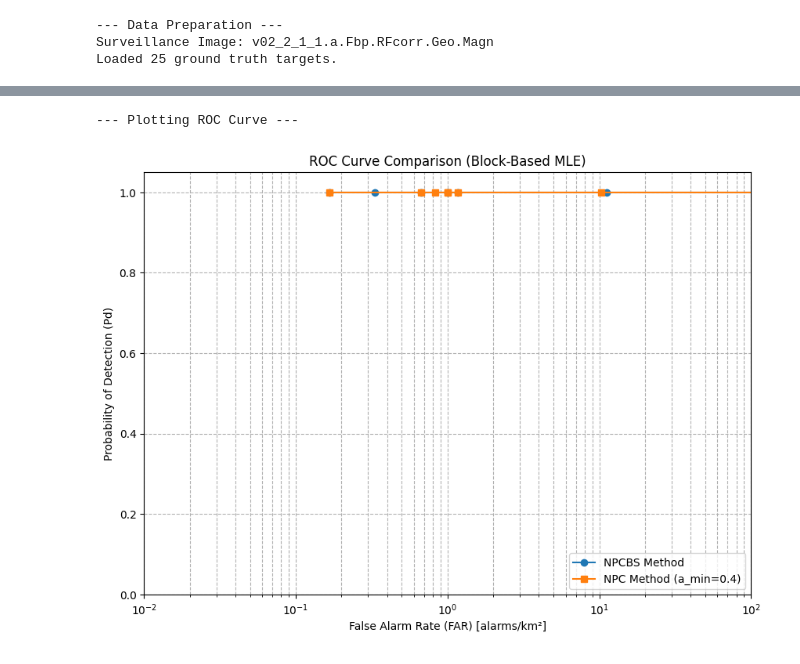
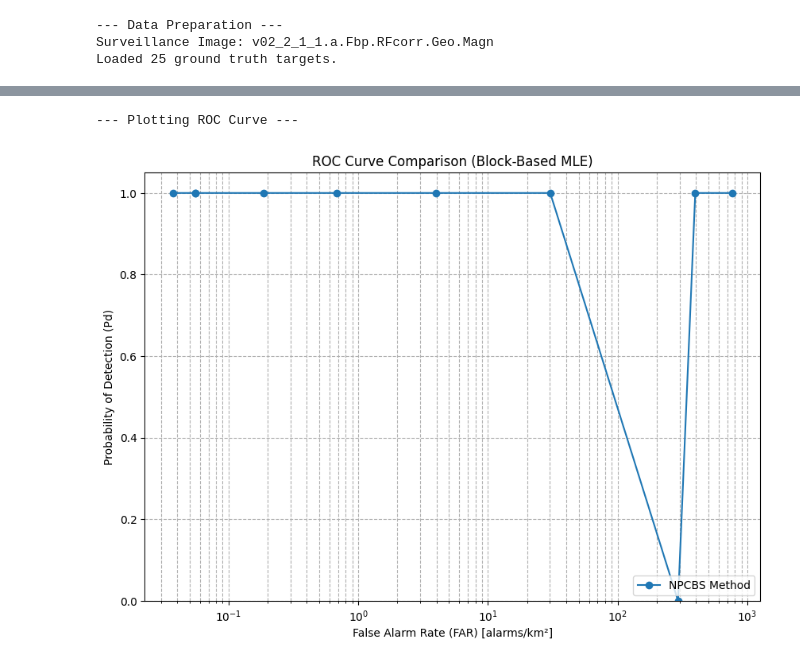
Before and after one commit to Hemanth-Mada/SAR_Images_Detection_Problem, a Jupyter notebook: CARABAS_VFH_CP/my_codes/detection_code_v4_6x9.ipynb, the cells around one changed output, grey strips where cells are left out. Saved outputs shown, nothing was run; the diff lists cells and outputs as text; code cells hidden in the pictures.

Commit message:
almost accurate.
i couldn't implement sliding window based modeling of the background as it needed high computation and was estimated to take 8 hrs on my laptop

```diff
--- a/CARABAS_VFH_CP/my_codes/detection_code_v4_6x9.ipynb
+++ b/CARABAS_VFH_CP/my_codes/detection_code_v4_6x9.ipynb
@@ -162,30 +179,34 @@ Loaded 25 ground truth targets.
 
 # print("Background model is ready.\n")
 # %%
-# --- 3. Rician Background Modeling (FIXED WINDOWS) ---
-print("--- Rician Background Modeling (Fixed, Non-Overlapping Windows) ---")
+# --- 3. Rician Background Modeling (Fixed, Non-Overlapping Blocks) ---
+print("--- Rician Background Modeling (Fixed, Non-Overlapping Blocks) ---")
+# File paths for saving/loading parameter maps
 B_MAP_FILE = os.path.join(PARAM_DIR, 'b_map_fixed.npy')
 LOC_MAP_FILE = os.path.join(PARAM_DIR, 'loc_map_fixed.npy')
 SCALE_MAP_FILE = os.path.join(PARAM_DIR, 'scale_map_fixed.npy')
 
+# If parameter maps exist, load them; otherwise, fit and save
 if os.path.exists(B_MAP_FILE):
-    print("Loading pre-calculated fixed-window Rician parameter maps...")
+    print("Loading pre-calculated fixed-block Rician parameter maps...")
     b_map = np.load(B_MAP_FILE)
     loc_map = np.load(LOC_MAP_FILE)
     scale_map = np.load(SCALE_MAP_FILE)
 else:
-    print("Performing fixed-window Rician MLE fit. This will be faster than sliding window.")
+    print("Performing fixed-block Rician MLE fit. This will be much faster than sliding window.")
     start_time = time.time()
     rows, cols = surveillance_image.shape
-    b_map, loc_map, scale_map = np.zeros((3, rows, cols))
+    b_map = np.zeros((rows, cols))
+    loc_map = np.zeros((rows, cols))
+    scale_map = np.zeros((rows, cols))
 
-    BLOCK_WIDTH = 6
-    BLOCK_HEIGHT = 9
+    # Define block size (6x9 as per paper)
+    BLOCK_WIDTH = 3
+    BLOCK_HEIGHT = 3
 
     # Iterate over the image in fixed, non-overlapping blocks
     for r_start in range(0, rows, BLOCK_HEIGHT):
         for c_start in range(0, cols, BLOCK_WIDTH):
-            # Define the block boundaries
             r_end = min(r_start + BLOCK_HEIGHT, rows)
             c_end = min(c_start + BLOCK_WIDTH, cols)
 
@@ -197,7 +218,6 @@ else:
             try:
                 b, loc, scale = rice.fit(samples, floc=0)
             except Exception as e:
-                # Fallback if fit fails
                 mean = np.mean(samples)
                 std = np.std(samples)
                 b = mean / std if std > 0 else 0
@@ -209,11 +229,12 @@ else:
             loc_map[r_start:r_end, c_start:c_end] = loc
             scale_map[r_start:r_end, c_start:c_end] = scale
 
+        # Print progress every ~100 rows
         if (r_start + BLOCK_HEIGHT) % 100 < BLOCK_HEIGHT:
             elapsed = time.time() - start_time
             print(f"Processed up to row {r_start + BLOCK_HEIGHT}/{rows}... Time: {elapsed/60:.2f} min.")
 
-    print("Fixed-window MLE fitting complete. Saving maps to disk...")
+    print("Fixed-block MLE fitting complete. Saving maps to disk...")
     np.save(B_MAP_FILE, b_map)
     np.save(LOC_MAP_FILE, loc_map)
     np.save(SCALE_MAP_FILE, scale_map)
@@ -226,8 +249,12 @@ Background model is ready.
 # %%
 # --- 4. ROC Curve Generation ---
 print("--- ROC Curve Generation ---")
-pfa_thresholds = [1e-1, 1e-2, 1e-3, 1e-4, 1e-5, 1e-6, 1e-7, 1e-8]
-tau_thresholds = [1, 10, 100, 1000, 1e4, 1e5, 1e6, 1e7]
+# Define thresholds for probability of false alarm (P_FA) and likelihood ratio (tau)
+# pfa_thresholds = [0.5, 0.2, 1e-1, 1e-2, 1e-3, 1e-4, 1e-5, 1e-6, 1e-7, 1e-8]
+pfa_thresholds = [1e-3]
+# pfa_thresholds = list(np.arange(0.5, 0.3, -0.02))
+# tau_thresholds = [1, 10, 100, 1000, 1e4, 1e5, 1e6, 1e7]
+tau_thresholds = [1]
 npcbs_results = []
 npc_results = []
 
@@ -235,17 +262,21 @@ npc_results = []
 print("Running NPCBS method...")
 for p_fa in pfa_thresholds:
     detection_threshold = 1 - p_fa
-    cdf_values = rice.cdf(surveillance_image, b_map, loc=loc_map, scale=(scale_map + epsilon))
-    detection_map = cdf_values >= detection_threshold
+    # Compute CDF of surveillance image under background Rician model
+    cdf_values = rice.cdf(surveillance_image, b_map, loc=loc_map, scale=(scale_map))
+    # Evaluate detection performance
     pd, far = evaluate_performance(detection_map, ground_truth)
     npcbs_results.append((far, pd))
     print(f"  P_FA={p_fa:.1e} -> Pd={pd:.2%}, FAR={far:.2f}")
 
 # --- Method 2: NPC ---
 print("\nRunning NPC method...")
+# Uniform target model parameters
 a_min, a_max = 0.4, np.max(surveillance_image)
+# Compute background and target likelihoods
 p_background = rice.pdf(surveillance_image, b_map, loc=loc_map, scale=(scale_map + epsilon))
 p_target = uniform.pdf(surveillance_image, loc=a_min, scale=(a_max - a_min))
+# Compute likelihood ratio
 likelihood_ratio = p_target / (p_background + epsilon)
 for tau in tau_thresholds:
     detection_map = likelihood_ratio >= tau
@@ -276,25 +297,26 @@ Running NPC method...
 # %%
 # --- 5. Plotting the ROC Curve ---
 print("\n--- Plotting ROC Curve ---")
+# Create ROC plot comparing both methods
 plt.figure(figsize=(10, 7))
 npcbs_results.sort()
 npc_results.sort()
 if npcbs_results:
     npcbs_far, npcbs_pd = zip(*npcbs_results)
     plt.plot(npcbs_far, npcbs_pd, 'o-', label='NPCBS Method')
 if npc_results:
     npc_far, npc_pd = zip(*npc_results)
-    plt.plot(npc_far, npc_pd, 's-', label='NPC Method (a_min=0.4)')
+    # plt.plot(npc_far, npc_pd, 's-', label='NPC Method (a_min=0.4)')
 
 plt.xscale('log')
 plt.grid(True, which="both", ls="--")
 plt.xlabel('False Alarm Rate (FAR) [alarms/km²]')
 plt.ylabel('Probability of Detection (Pd)')
 plt.title('ROC Curve Comparison (Block-Based MLE)')
 plt.legend(loc='lower right')
 plt.ylim(0, 1.05)
-plt.xlim(1e-2, 1e2)
+# plt.xlim(1e-2, 1e2)
 plt.show()
 # %% [output]
 --- Plotting ROC Curve ---
-[figure, old version]
+[figure, new version]
```
Also changed, not shown: parts of 5 cells of this notebook, 15 other files.
